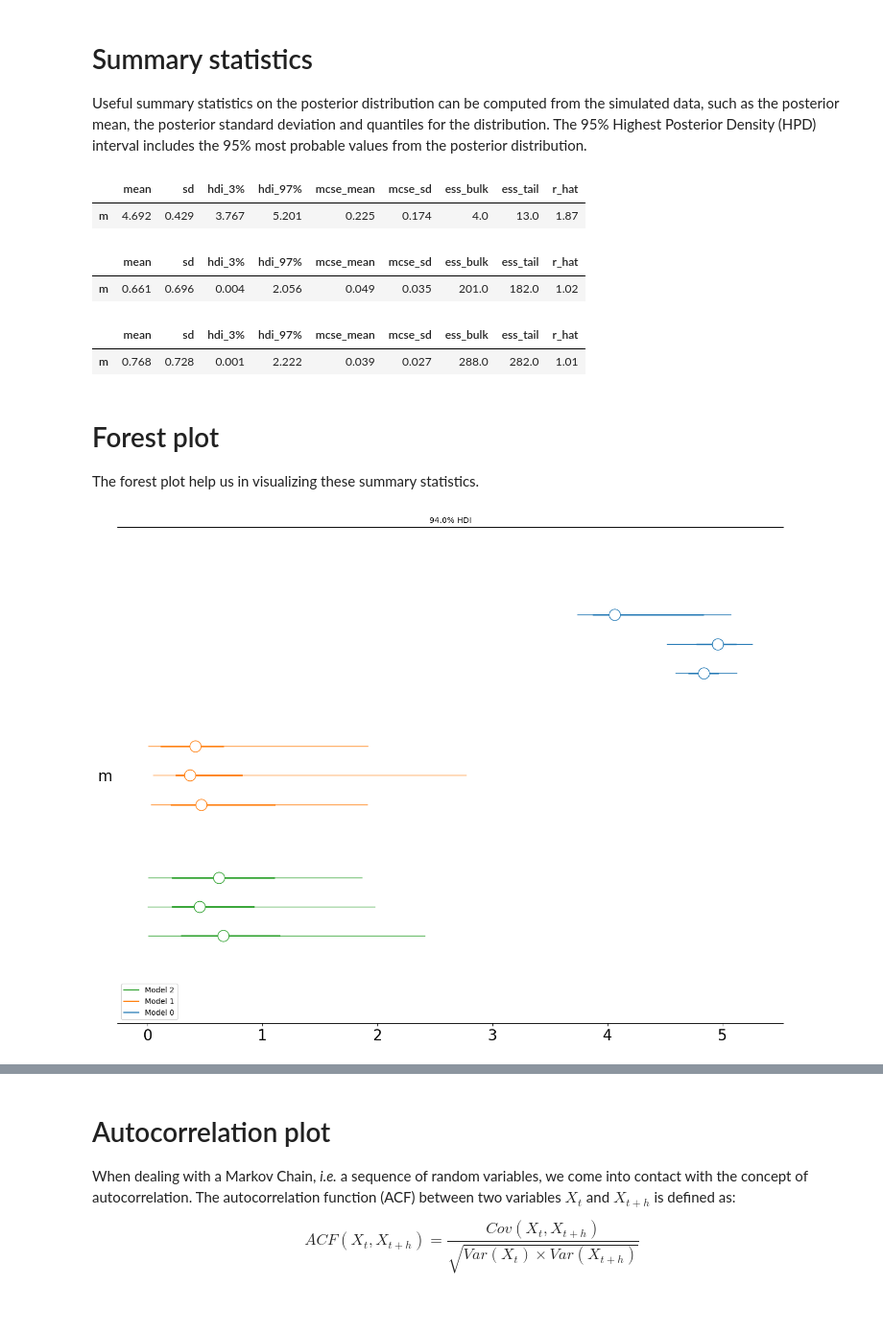
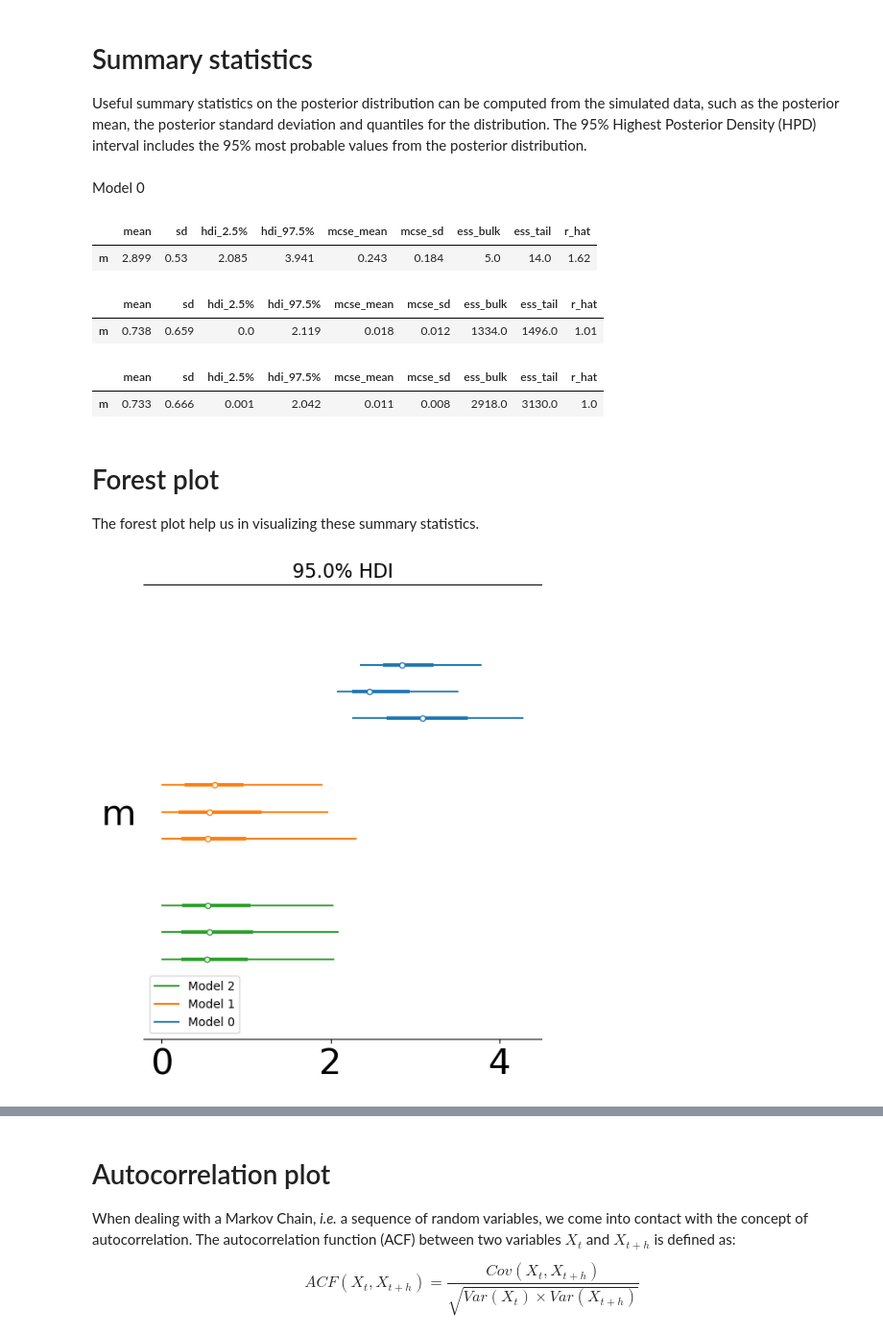
Before and after one commit to fcastagna/mcmc_convergence, a Jupyter notebook: convergence.ipynb, the cells around one changed output, grey strips where cells are left out. Shown at 96% size. Drawn from its saved outputs; the diff is of its cells as text; code cells hidden in the pictures; blank space fills up the shorter version.

```diff
--- a/convergence.ipynb
+++ b/convergence.ipynb
@@ -29,8 +29,8 @@ import matplotlib.pyplot as plt
 from scipy.integrate import quad
 
 obs = [-4.]
-niter = 500
-nburn = 200
+niter = 5000
+nburn = 2000
 ntotal = nburn+niter
 nchains = 3
 
@@ -167,29 +168,31 @@ pass
 # %% [markdown]
 # Summary statistics
 Useful summary statistics on the posterior distribution can be computed from the simulated data, such as the posterior mean, the posterior standard deviation and quantiles for the distribution. The 95% Highest Posterior Density (HPD) interval includes the 95% most probable values from the posterior distribution.
+# %% [markdown]
+Model 0
 # %%
-pm.summary(t_0, var_names=['m'])
+pm.summary(t_0, var_names=['m'], hdi_prob=.95)
 # %% [output]
-|  | mean | sd | hdi_3% | hdi_97% | mcse_mean | mcse_sd | ess_bulk | ess_tail | r_hat |
-| m | 4.692 | 0.429 | 3.767 | 5.201 | 0.225 | 0.174 | 4.0 | 13.0 | 1.87 |
+|  | mean | sd | hdi_2.5% | hdi_97.5% | mcse_mean | mcse_sd | ess_bulk | ess_tail | r_hat |
+| m | 2.899 | 0.53 | 2.085 | 3.941 | 0.243 | 0.184 | 5.0 | 14.0 | 1.62 |
 # %%
-pm.summary(t_1, var_names=['m'])
+pm.summary(t_1, var_names=['m'], hdi_prob=.95)
 # %% [output]
-|  | mean | sd | hdi_3% | hdi_97% | mcse_mean | mcse_sd | ess_bulk | ess_tail | r_hat |
-| m | 0.661 | 0.696 | 0.004 | 2.056 | 0.049 | 0.035 | 201.0 | 182.0 | 1.02 |
+|  | mean | sd | hdi_2.5% | hdi_97.5% | mcse_mean | mcse_sd | ess_bulk | ess_tail | r_hat |
+| m | 0.738 | 0.659 | 0.0 | 2.119 | 0.018 | 0.012 | 1334.0 | 1496.0 | 1.01 |
 # %%
-pm.summary(t_2, var_names=['m'])
+pm.summary(t_2, var_names=['m'], hdi_prob=.95)
 # %% [output]
-|  | mean | sd | hdi_3% | hdi_97% | mcse_mean | mcse_sd | ess_bulk | ess_tail | r_hat |
-| m | 0.768 | 0.728 | 0.001 | 2.222 | 0.039 | 0.027 | 288.0 | 282.0 | 1.01 |
+|  | mean | sd | hdi_2.5% | hdi_97.5% | mcse_mean | mcse_sd | ess_bulk | ess_tail | r_hat |
+| m | 0.733 | 0.666 | 0.001 | 2.042 | 0.011 | 0.008 | 2918.0 | 3130.0 | 1.0 |
 # %% [markdown]
 # Forest plot
 The forest plot help us in visualizing these summary statistics.
 # %%
-pm.plot_forest([t_0, t_1, t_2], figsize=(16, 12), textsize=20, markersize=20)
+az.plot_forest([t_0, t_1, t_2], hdi_prob=.95)#, textsize=30, markersize=20)
 pass
 # %% [output]
-[figure, old version]
+[figure, new version]
 # %% [markdown]
 # Acceptance rate
 The acceptance rate is given by the fraction of iterations where the Markov chain moved from the previous state to a new one according to the proposal distribution.
```
Also changed, not shown: parts of 23 cells of this notebook.
